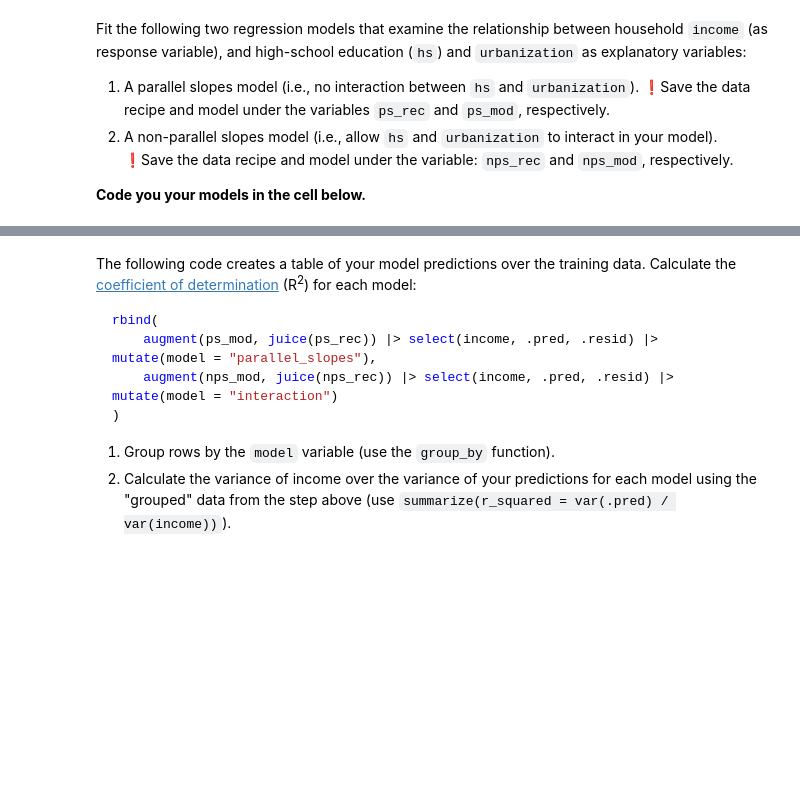
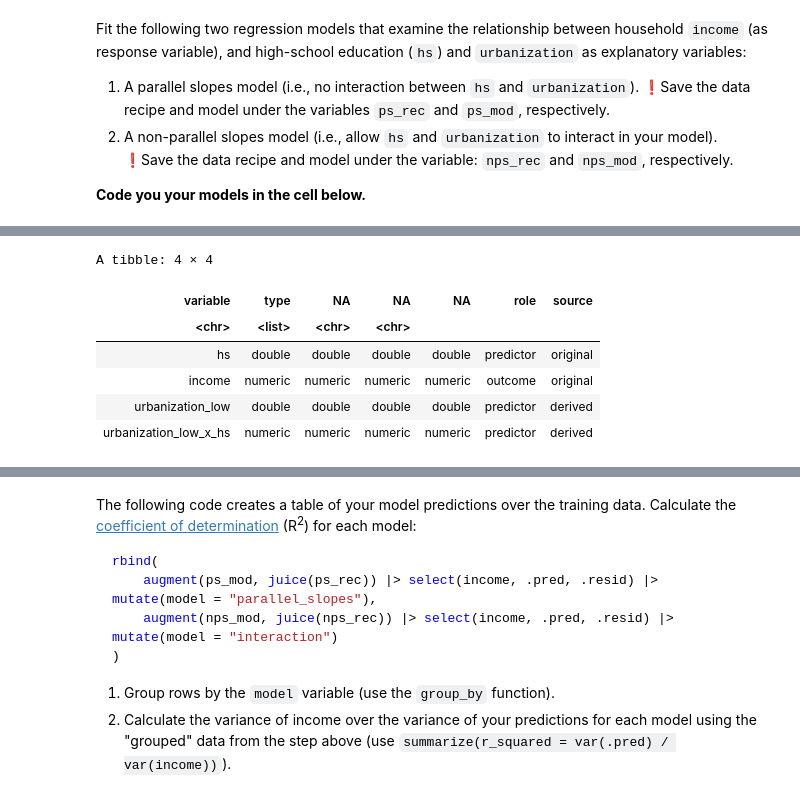
Before and after one commit to UNC-DATA-730/unit-4-assignment-brosario10-ros, a Jupyter notebook: assignment4.ipynb, the cells around one changed output, grey strips where cells are left out. Saved outputs shown, nothing was run; the diff lists cells and outputs as text; code cells hidden in the pictures; blank space fills up the shorter version.

```diff
--- a/assignment4.ipynb
+++ b/assignment4.ipynb
@@ -125,6 +143,12 @@ Fit the following two regression models that examine the relationship between ho
 1. A non-parallel slopes model (i.e., allow `hs` and `urbanization` to interact in your model). ❗️Save the data recipe and model under the variable: `nps_rec` and `nps_mod`, respectively.
 
 **Code you your models in the cell below.**
+# %%
+# Split the data
+set.seed(123)
+hate_crimes_split <- initial_split(hate_crimes, prop = 0.8)
+hate_crimes_ps_train <- training(hate_crimes_split)
+hate_crimes_ps_test  <- testing(hate_crimes_split)
 # %%
 # parallel slopes model
 
@@ -140,0 +203,23 @@ ps_mod
+# %%
+hate_crimes_nps_train <- training(hate_crimes_split)
+hate_crimes_nps_test  <- testing(hate_crimes_split)
+# %%
+# non-parallel slopes model
+
+# ❗️ you can use most of the code above, just add step_interact(~ starts_with("urbanization"):hs) to the recipe and
+#    switch the variable names...
+
+nps_rec = recipe(income ~ hs + urbanization, data = hate_crimes_nps_train) |>
+    step_naomit(everything()) |>   # remove missing values
+    step_dummy(urbanization) |>    # dummy encode the urbanization variable
+    step_interact(~ starts_with("urbanization"):hs) # step_interact builds the non-parallel slopes interaction terms
+
+summary(prep(nps_rec)) # Check the prepped recipe
+# %% [output]
+A tibble: 4 × 4
+| variable | type | NA | NA | NA | role | source |
+| <chr> | <list> | <chr> | <chr> |
+| hs | double | double | double | double | predictor | original |
+| income | numeric | numeric | numeric | numeric | outcome | original |
+| urbanization_low | double | double | double | double | predictor | derived |
+| urbanization_low_x_hs | numeric | numeric | numeric | numeric | predictor | derived |
```
Also changed, not shown: parts of 17 cells of this notebook.
